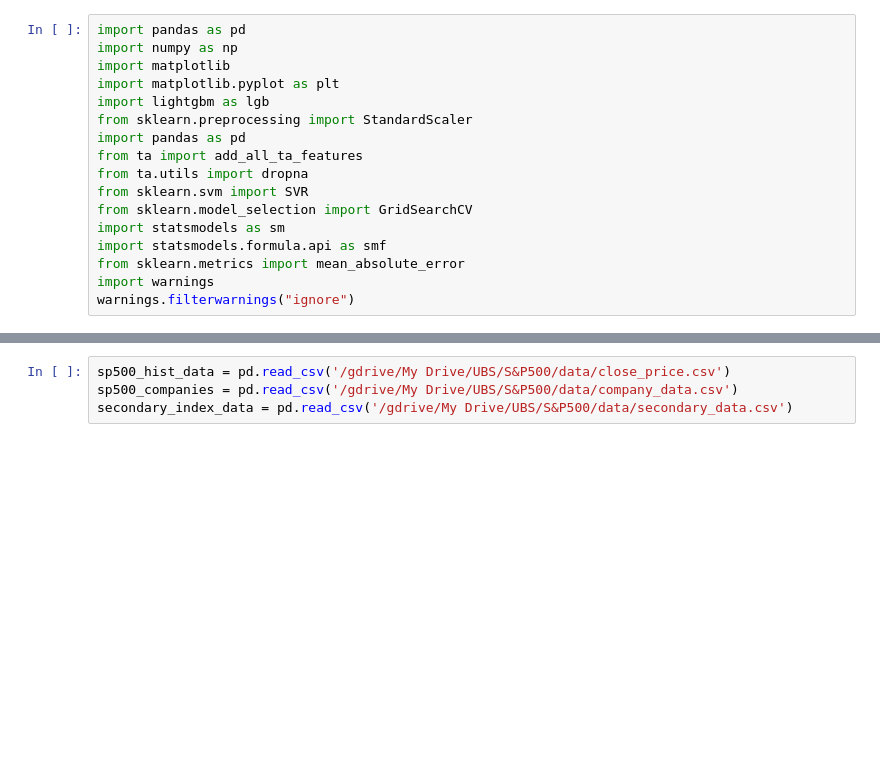
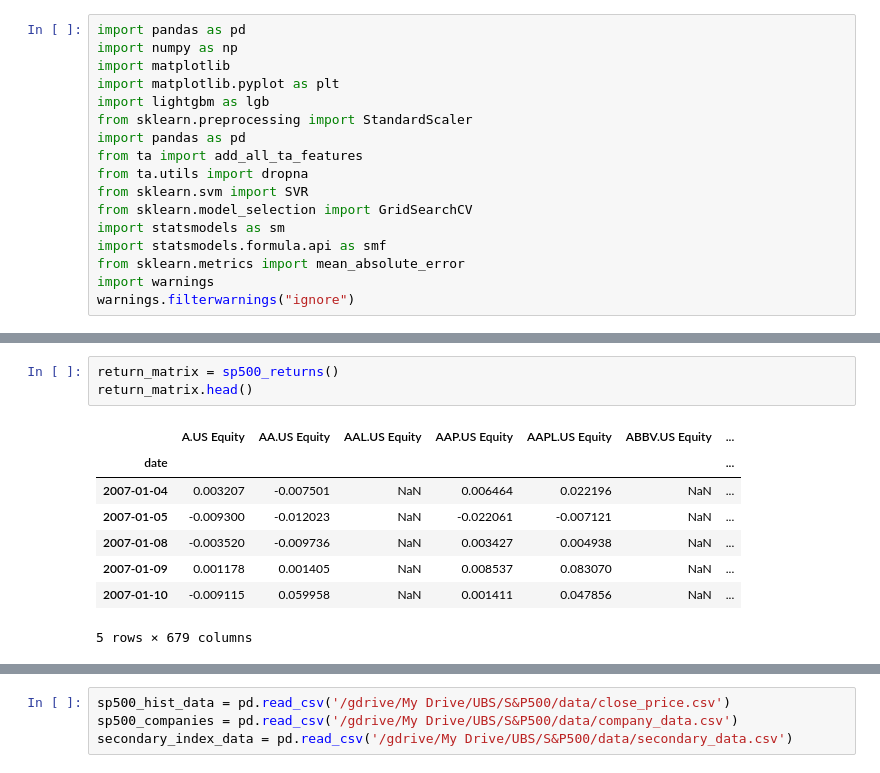
Before and after one commit to puneat/Algorithmic_Portfolio, a Jupyter notebook: Portfolio_Investment.ipynb, the cells around one changed output, grey strips where cells are left out. Saved outputs shown, nothing was run; the diff lists cells and outputs as text; blank space fills up the shorter version.

```diff
--- a/Portfolio_Investment.ipynb
+++ b/Portfolio_Investment.ipynb
@@ -104,0 +158,12 @@ def remove_features(trainX,trainY):
+# %%
+return_matrix = sp500_returns()
+return_matrix.head()
+# %% [output]
+|  | A.US Equity | AA.US Equity | AAL.US Equity | AAP.US Equity | AAPL.US Equity | ABBV.US Equity | ... |
+| date |  |  |  |  |  |  | ... |
+| 2007-01-04 | 0.003207 | -0.007501 | NaN | 0.006464 | 0.022196 | NaN | ... |
+| 2007-01-05 | -0.009300 | -0.012023 | NaN | -0.022061 | -0.007121 | NaN | ... |
+| 2007-01-08 | -0.003520 | -0.009736 | NaN | 0.003427 | 0.004938 | NaN | ... |
+| 2007-01-09 | 0.001178 | 0.001405 | NaN | 0.008537 | 0.083070 | NaN | ... |
+| 2007-01-10 | -0.009115 | 0.059958 | NaN | 0.001411 | 0.047856 | NaN | ... |
+5 rows × 679 columns
```
Also changed, not shown: parts of 13 cells of this notebook.
